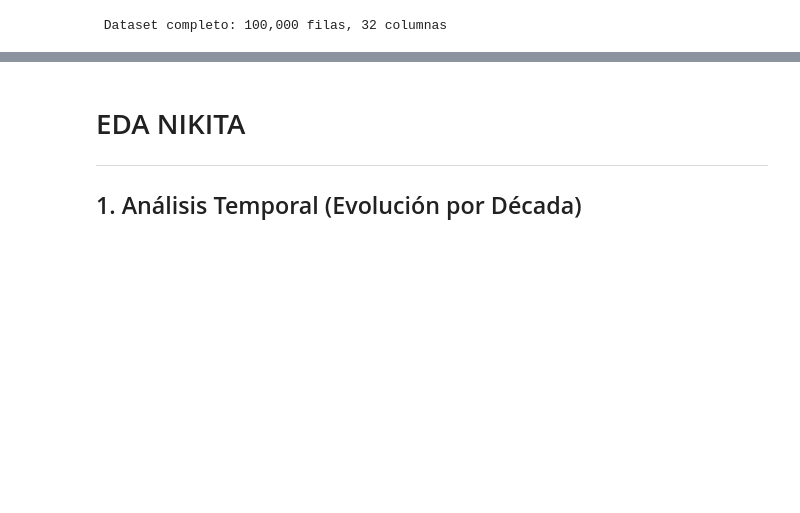
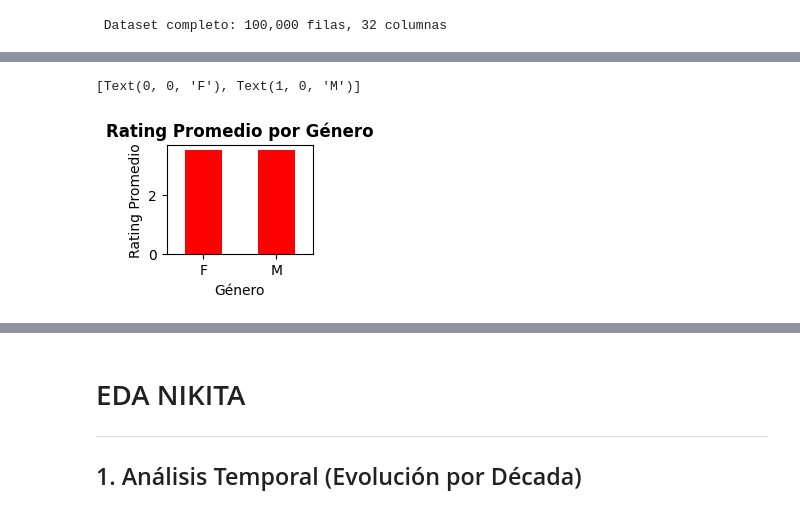
Before and after one commit to NNKTV28/4geeks_final_prod, a Jupyter notebook: src/explore.ipynb, the cells around one changed output, grey strips where cells are left out. Saved outputs shown, nothing was run; the diff lists cells and outputs as text; code cells hidden in the pictures; blank space fills up the shorter version.

```diff
--- a/src/explore.ipynb
+++ b/src/explore.ipynb
@@ -64,0 +173,11 @@ Años: 1922 - 1998
+# %%
+# 3. Rating por Género
+ax3 = plt.subplot(3, 3, 3)
+df.groupby('gender')['rating'].mean().plot(kind='bar', color='red', ax=ax3)
+ax3.set_title('Rating Promedio por Género', fontsize=12, fontweight='bold')
+ax3.set_xlabel('Género')
+ax3.set_ylabel('Rating Promedio')
+ax3.set_xticklabels(['F', 'M'], rotation=0)
+# %% [output]
+[Text(0, 0, 'F'), Text(1, 0, 'M')]
+[figure, added]
```
Also changed, not shown: parts of 19 cells of this notebook, 2 other files.
